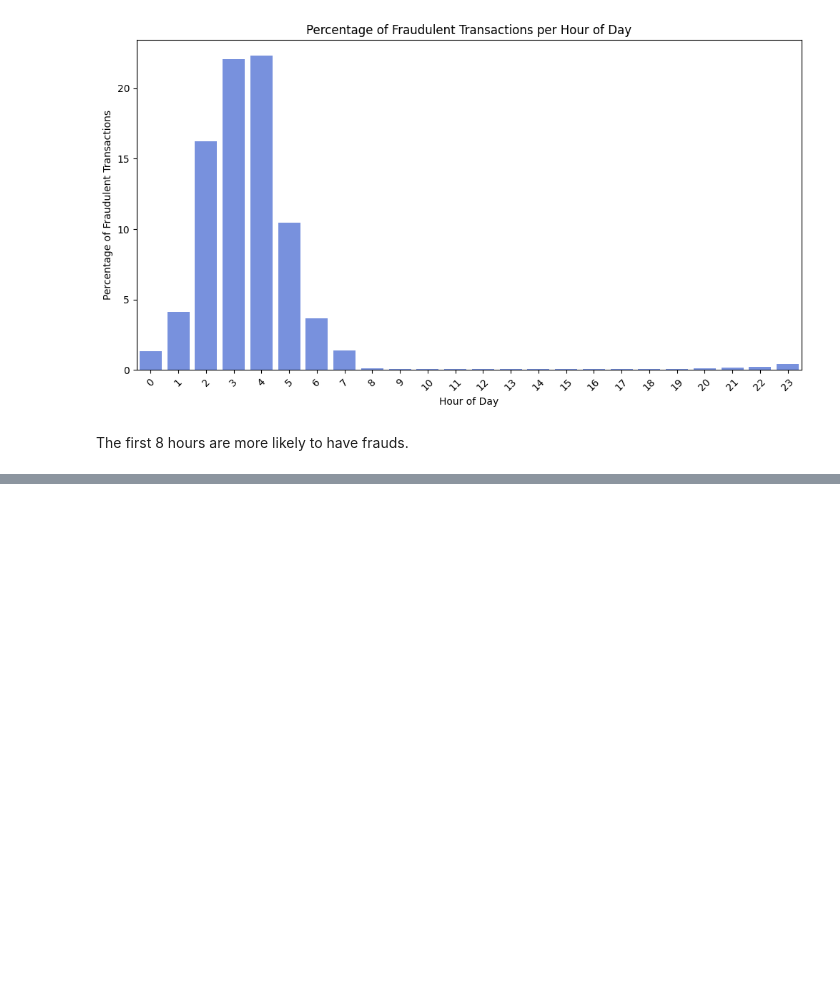
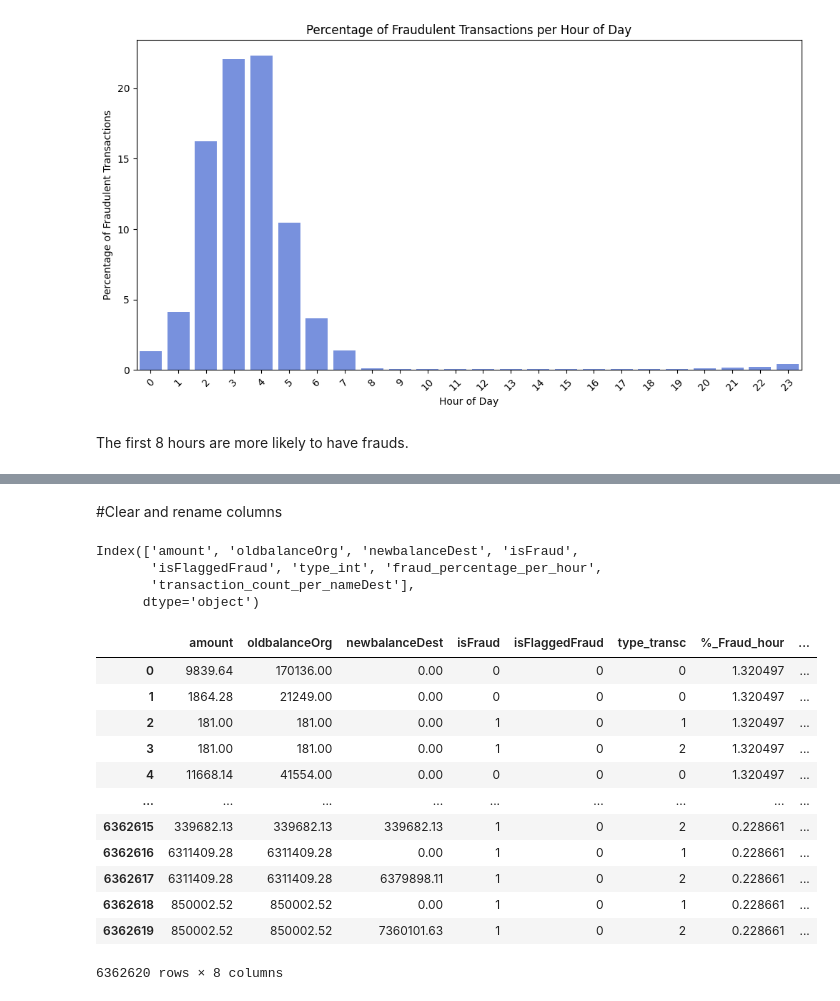
Before and after one commit to viktoruebelhart/analyzing-financial-fraud, a Jupyter notebook: analyzing_financial_fraud.ipynb, the cells around one changed output, grey strips where cells are left out. Drawn from its saved outputs; the diff is of its cells as text; code cells hidden in the pictures; blank space fills up the shorter version.

```diff
--- a/analyzing_financial_fraud.ipynb
+++ b/analyzing_financial_fraud.ipynb
@@ -907,3 +907,8 @@ df.head()
 | 2 | 1 | TRANSFER | 181.00 | C1305486145 | 181.0 | 0.00 | C553264065 | 0.0 | ... |
 | 3 | 1 | CASH_OUT | 181.00 | C840083671 | 181.0 | 0.00 | C38997010 | 21182.0 | ... |
 | 4 | 1 | PAYMENT | 11668.14 | C2048537720 | 41554.0 | 29885.86 | M1230701703 | 0.0 | ... |
+# %%
+#Create a new column with the quantity os transaction per nameDest
+
+df['transaction_count_per_nameDest'] = df.groupby('nameDest')['nameOrig'].transform('count')
+df.head()
@@ -909,0 +922,32 @@ df.head()
+# %% [markdown]
+#Clear and rename columns
+# %%
+df = df.drop(['step', 'type', 'nameOrig', 'newbalanceOrig', 'nameDest', 'oldbalanceDest', 'hour_of_day'],axis=1)
+# %%
+print(df.columns)
+# %% [output]
+Index(['amount', 'oldbalanceOrg', 'newbalanceDest', 'isFraud',
+       'isFlaggedFraud', 'type_int', 'fraud_percentage_per_hour',
+       'transaction_count_per_nameDest'],
+      dtype='object')
+# %%
+#Rename columns
+df = df.rename(columns={'fraud_percentage_per_hour': '%_Fraud_hour',
+                        'transaction_count_per_nameDest': 'Quant_transc',
+                        'type_int': 'type_transc'})
+# %%
+df
+# %% [output]
+|  | amount | oldbalanceOrg | newbalanceDest | isFraud | isFlaggedFraud | type_transc | %_Fraud_hour | ... |
+| 0 | 9839.64 | 170136.00 | 0.00 | 0 | 0 | 0 | 1.320497 | ... |
+| 1 | 1864.28 | 21249.00 | 0.00 | 0 | 0 | 0 | 1.320497 | ... |
+| 2 | 181.00 | 181.00 | 0.00 | 1 | 0 | 1 | 1.320497 | ... |
+| 3 | 181.00 | 181.00 | 0.00 | 1 | 0 | 2 | 1.320497 | ... |
+| 4 | 11668.14 | 41554.00 | 0.00 | 0 | 0 | 0 | 1.320497 | ... |
+| ... | ... | ... | ... | ... | ... | ... | ... | ... |
+| 6362615 | 339682.13 | 339682.13 | 339682.13 | 1 | 0 | 2 | 0.228661 | ... |
+| 6362616 | 6311409.28 | 6311409.28 | 0.00 | 1 | 0 | 1 | 0.228661 | ... |
+| 6362617 | 6311409.28 | 6311409.28 | 6379898.11 | 1 | 0 | 2 | 0.228661 | ... |
+| 6362618 | 850002.52 | 850002.52 | 0.00 | 1 | 0 | 1 | 0.228661 | ... |
+| 6362619 | 850002.52 | 850002.52 | 7360101.63 | 1 | 0 | 2 | 0.228661 | ... |
+6362620 rows × 8 columns
```
Also changed, not shown: parts of 1 cell of this notebook.
